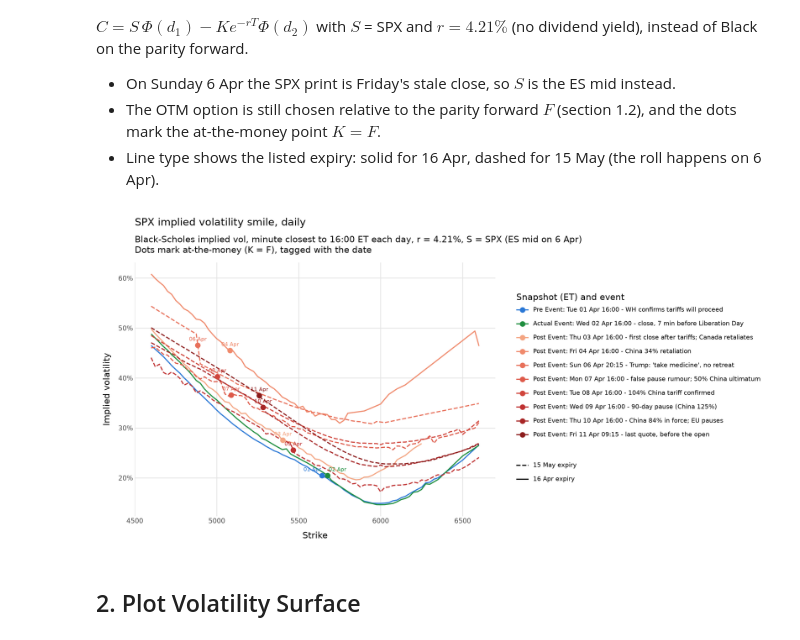
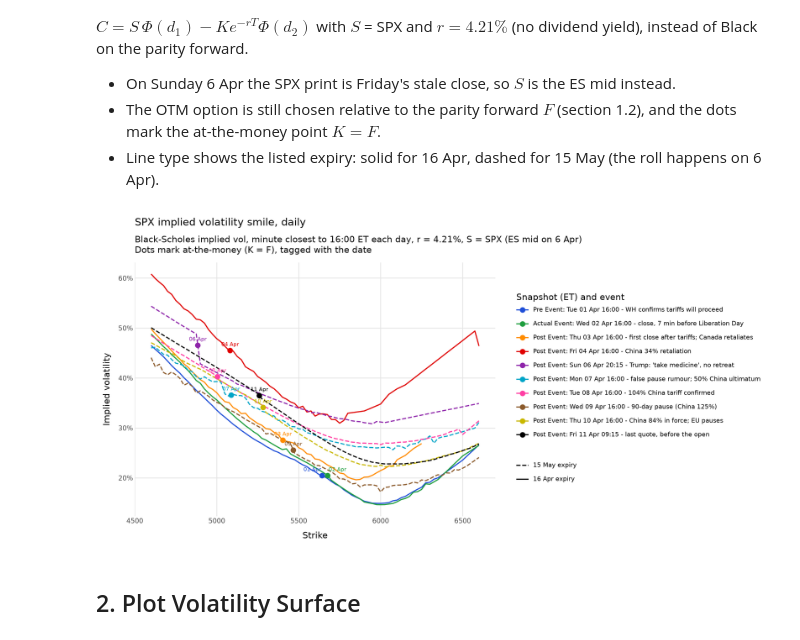
Before and after one commit to cyee02/MQF, a Jupyter notebook: QF620/Final Assignment/analysis.ipynb, the cells around one changed output. Drawn from its saved outputs; the diff is of its cells as text; code cells hidden in the pictures.

```diff
--- a/QF620/Final Assignment/analysis.ipynb
+++ b/QF620/Final Assignment/analysis.ipynb
@@ -528,38 +528,48 @@ daily = pd.DataFrame(rows).dropna(subset=["IMPLIED_VOL"])
 daily_atm = pd.DataFrame(atm_rows)
 # date tags sit above the ATM dot; 1 and 2 Apr are pushed apart because their dots nearly coincide
 daily_atm["TAG_X"] = daily_atm["STRIKE"] + np.select([daily_atm["TAG"] == "01 Apr", daily_atm["TAG"] == "02 Apr"], [-60, 60], 0)
 daily_atm["TAG_Y"] = daily_atm["IMPLIED_VOL"] + 0.012
 for df in (daily, daily_atm):
     df["SNAPSHOT"] = pd.Categorical(df["SNAPSHOT"], categories=labels)
     df["EXPIRY"] = pd.Categorical(df["EXPIRY"], categories=["15 May expiry", "16 Apr expiry"])
 
-# Blue = pre-event, green = event day, reds getting darker through the post-event days
-post = [l for l in labels if l.startswith("Post")]
-reds = ["#f4a582", "#f08a6c", "#e8705a", "#de5a4a", "#d0453c", "#bf3131", "#a82626", "#8c1c1c"][: len(post)]
-DAILY_COLORS = {labels[0]: "#2a78d6", labels[1]: "#1e8e3e", **dict(zip(post, reds))}
+# One clearly distinct colour per day (blue = pre-event, green = event day, then a distinct hue per post-event day)
+DAILY_PALETTE = [
+    "#1f4fd8",  # Tue 01 Apr  blue
+    "#1e9e3e",  # Wed 02 Apr  green
+    "#ff8c00",  # Thu 03 Apr  orange
+    "#e00000",  # Fri 04 Apr  red
+    "#8e24aa",  # Sun 06 Apr  purple
+    "#00a5c8",  # Mon 07 Apr  cyan
+    "#ff3fa4",  # Tue 08 Apr  pink
+    "#8b5a2b",  # Wed 09 Apr  brown
+    "#c9b800",  # Thu 10 Apr  mustard
+    "#000000",  # Fri 11 Apr  black
+]
+DAILY_COLORS = dict(zip(labels, DAILY_PALETTE))
 
 (
     ggplot(daily, aes("STRIKE", "IMPLIED_VOL", color="SNAPSHOT", linetype="EXPIRY"))
     + geom_line(size=0.8)
     + geom_point(daily_atm, aes("STRIKE", "IMPLIED_VOL", color="SNAPSHOT"), size=3, inherit_aes=False)
     + geom_text(daily_atm, aes("TAG_X", "TAG_Y", label="TAG", color="SNAPSHOT"), inherit_aes=False,
                 size=7, show_legend=False)
     + scale_color_manual(values=DAILY_COLORS)
     + scale_linetype_manual(values={"16 Apr expiry": "solid", "15 May expiry": "dashed"})
     + scale_y_continuous(labels=percent_format())
     + labs(
         title="SPX implied volatility smile, daily",
         subtitle=(
             "Black-Scholes implied vol, minute closest to 16:00 ET each day, r = 4.21%, S = SPX (ES mid on 6 Apr)\n"
             "Dots mark at-the-money (K = F), tagged with the date"
         ),
         x="Strike", y="Implied volatility", color="Snapshot (ET) and event", linetype="",
     )
     + theme_minimal()
     + theme(figure_size=(12, 6), panel_grid_minor=element_blank(), legend_text=element_text(size=8))
 )
 # %% [output]
-[figure, old version]
+[figure, new version]
 # %% [markdown]
 ## 2. Plot Volatility Surface
 # %% [markdown]
```
Also changed, not shown: parts of 1 cell of this notebook, 2 other files.
